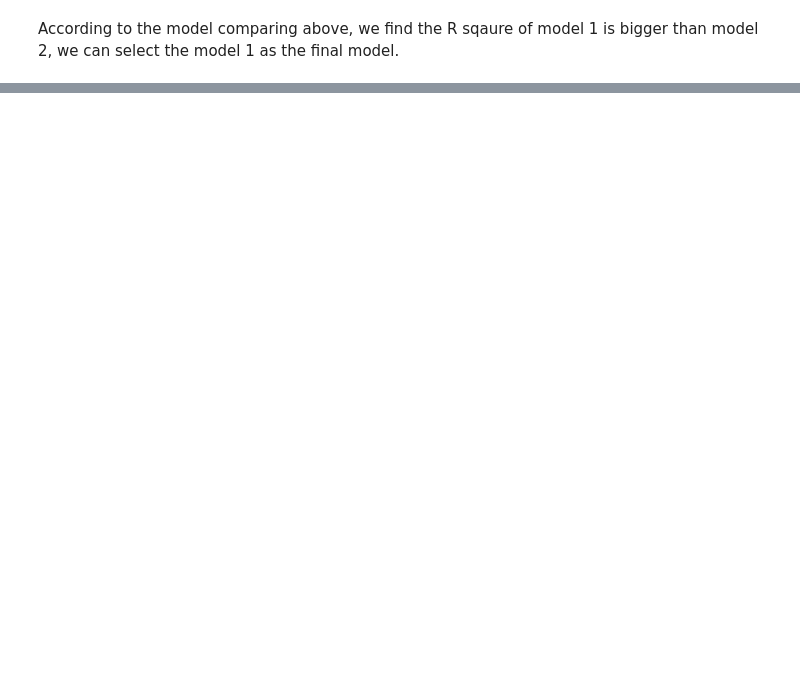
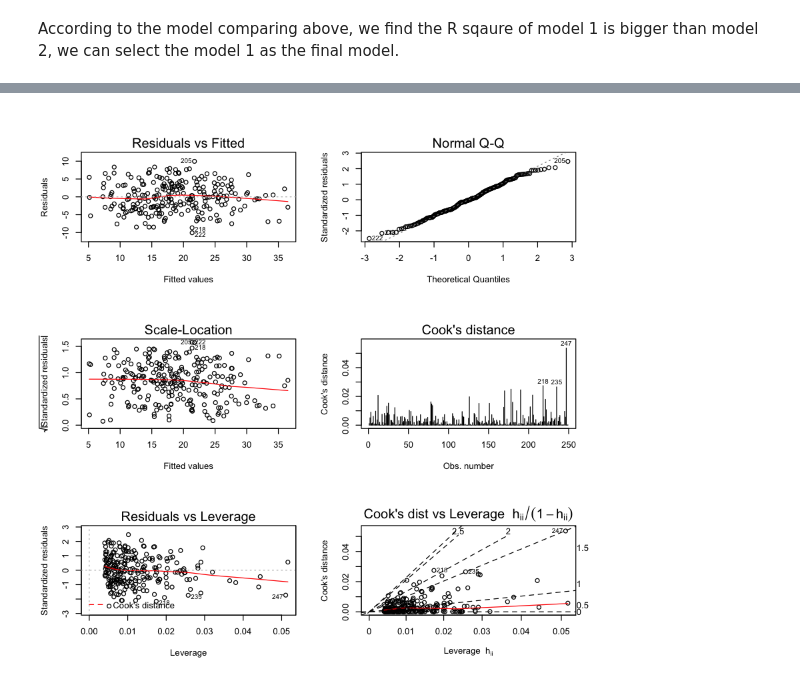
Before and after one commit to TroubleZN/Stat628_Bodyfat, a Jupyter notebook: BodyFat_Prediction_1.ipynb, the cells around one changed output, grey strips where cells are left out. Saved outputs shown, nothing was run; the diff lists cells and outputs as text; code cells hidden in the pictures; blank space fills up the shorter version.

```diff
--- a/BodyFat_Prediction_1.ipynb
+++ b/BodyFat_Prediction_1.ipynb
@@ -174,0 +184,6 @@ According to the model comparing above, we find the R sqaure of model 1 is bigge
+# %%
+model_fin=select_model_1
+par(mfrow = c(3,2))
+plot(model_fin,1:6)
+# %% [output]
+[figure, added]
```
Also changed, not shown: parts of 10 cells of this notebook.
